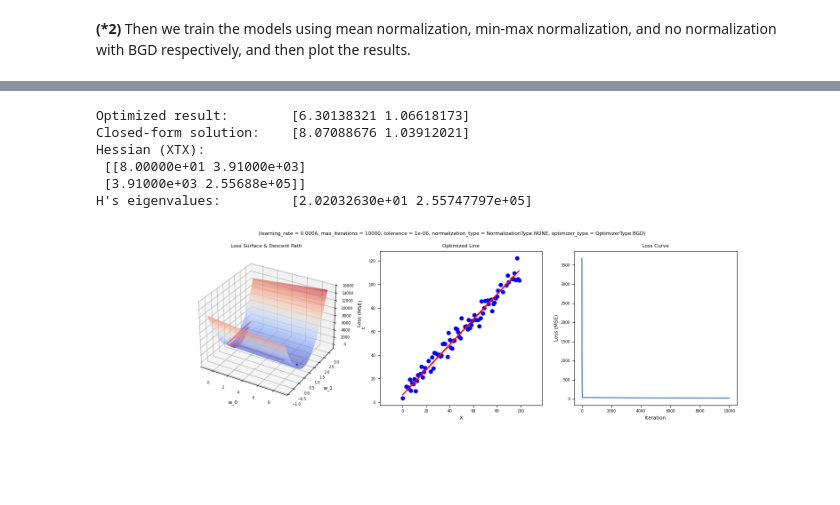
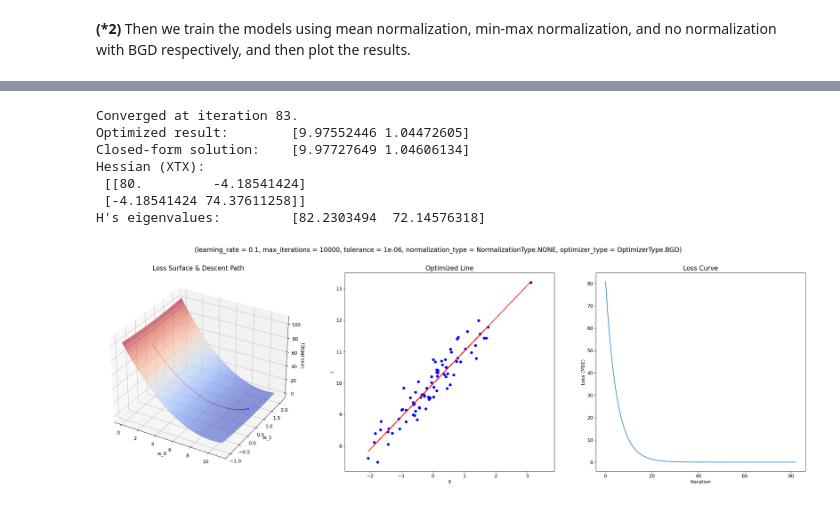
Before and after one commit to Gralerfics/SUSTech-SDM274-AI-and-Machine-Learning-Assignments, a Jupyter notebook: HA02_Linear_Regression/linear_regression.ipynb, the cells around one changed output, grey strips where cells are left out. Cells and saved outputs as stored; diff of their text form; code cells hidden in the pictures; blank space fills up the shorter version.

```diff
--- a/HA02_Linear_Regression/linear_regression.ipynb
+++ b/HA02_Linear_Regression/linear_regression.ipynb
@@ -167,7 +167,7 @@ def random_split(X, y, test_size = 0.2, seed = None):
 # %% [markdown]
 And finally a utility function **show_results** to print the optimized results and the closed-form solution, as well as visualize the process of gradient descent, the fitting line, and the loss curve:
 # %%
-def show_results(model, X, t, equal_scale = False, fig_scale = 1):
+def show_results(model, X, t, equal_scale = False, fig_scale = 2):
     # Optimization results
     print('Optimized result:\t', model.w)
 
@@ -212,12 +212,12 @@ def show_results(model, X, t, equal_scale = False, fig_scale = 1):
                 w = np.array([w0_mesh[i, j], w1_mesh[i, j]])
                 loss_mesh[i, j] = model.loss(X, t, w)
         ax1.plot_surface(w0_mesh, w1_mesh, loss_mesh, cmap = cm.coolwarm, alpha = 0.6)
-        ax1.plot(w_history[:, 0], w_history[:, 1], [model.loss(X, t, w) for w in w_history], 'r-o', markersize = 0.5 * fig_scale)
+        ax1.plot(w_history[:, 0], w_history[:, 1], [model.loss(X, t, w) for w in w_history], 'r-o', markersize = 0.5 * fig_scale, linewidth = 0.5 * fig_scale)
         ax1.scatter(optimal_w[0], optimal_w[1], model.loss(X, t, optimal_w), color = 'blue', s = 5 * fig_scale)
         ax1.tick_params(labelsize = 6 * fig_scale)
-        ax1.set_xlabel('w_0', fontsize = 8 * fig_scale)
-        ax1.set_ylabel('w_1', fontsize = 8 * fig_scale)
-        ax1.set_zlabel('Loss (MSE)', fontsize = 8 * fig_scale)
+        ax1.set_xlabel('w_0', fontsize = 6 * fig_scale)
+        ax1.set_ylabel('w_1', fontsize = 6 * fig_scale)
+        ax1.set_zlabel('Loss (MSE)', fontsize = 6 * fig_scale)
         ax1.set_title('Loss Surface & Descent Path', fontsize = 8 * fig_scale)
 
         # Optimized line
@@ -227,16 +227,16 @@ def show_results(model, X, t, equal_scale = False, fig_scale = 1):
         ax2.axis('equal')
         ax2.plot(X, X_norm_ext @ model.w, color = 'red')
         ax2.tick_params(labelsize = 6 * fig_scale)
-        ax2.set_xlabel('X', fontsize = 8 * fig_scale)
-        ax2.set_ylabel('t', fontsize = 8 * fig_scale)
+        ax2.set_xlabel('X', fontsize = 6 * fig_scale)
+        ax2.set_ylabel('t', fontsize = 6 * fig_scale)
         ax2.set_title('Optimized Line', fontsize = 8 * fig_scale)
 
         # Loss curve
         ax3 = fig.add_subplot(133)
         ax3.plot(model.loss_history)
         ax3.tick_params(labelsize = 6 * fig_scale)
-        ax3.set_xlabel('Iteration', fontsize = 8 * fig_scale)
-        ax3.set_ylabel('Loss (MSE)', fontsize = 8 * fig_scale)
+        ax3.set_xlabel('Iteration', fontsize = 6 * fig_scale)
+        ax3.set_ylabel('Loss (MSE)', fontsize = 6 * fig_scale)
         ax3.set_title('Loss Curve', fontsize = 8 * fig_scale)
 
         # Show plot
@@ -400,0 +419,11 @@ H's eigenvalues:         [80. 80.]
+# %%
+N = 100
+X_train = np.random.normal(0, 1, (N, 1))
+a, b = 1, 10
+y_train = a * X_train + b + np.random.normal(0, 0.3, size = X_train.shape)
+y_train = y_train.reshape(-1)
+X_train, y_train, X_test, y_test = random_split(X_train, y_train, test_size = 0.2, seed = 42)
+
+plt.figure(figsize = (4, 4))
+plt.scatter(X_train, y_train, color = 'blue')
+plt.show()
@@ -401,19 +432,21 @@ H's eigenvalues:         [80. 80.]
 # %%
+# do not use normalization with normal distribution data
 model = LinearRegression(
     dim = 1,
-    learning_rate = 0.0006,
+    learning_rate = 0.1,
     max_iterations = 10000,
     tolerance = 1e-6,
     normalization_type = NormalizationType.NONE,
     optimizer_type = OptimizerType.BGD
 )
 model.optimize(X_train, y_train)
 show_results(model, X_train, y_train, equal_scale = False)
 # %% [output]
-Optimized result:        [6.30138321 1.06618173]
-Closed-form solution:    [8.07088676 1.03912021]
+Converged at iteration 83.
+Optimized result:        [9.97552446 1.04472605]
+Closed-form solution:    [9.97727649 1.04606134]
 Hessian (XTX):
- [[8.00000e+01 3.91000e+03]
- [3.91000e+03 2.55688e+05]]
-H's eigenvalues:         [2.02032630e+01 2.55747797e+05]
+ [[80.         -4.18541424]
+ [-4.18541424 74.37611258]]
+H's eigenvalues:         [82.2303494  72.14576318]
-[figure, old version]
+[figure, new version]
```
Also changed, not shown: parts of 14 cells of this notebook, 1 other file.
